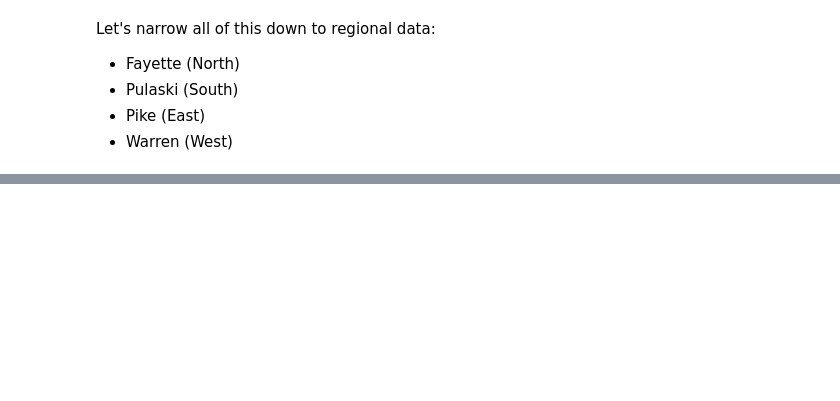
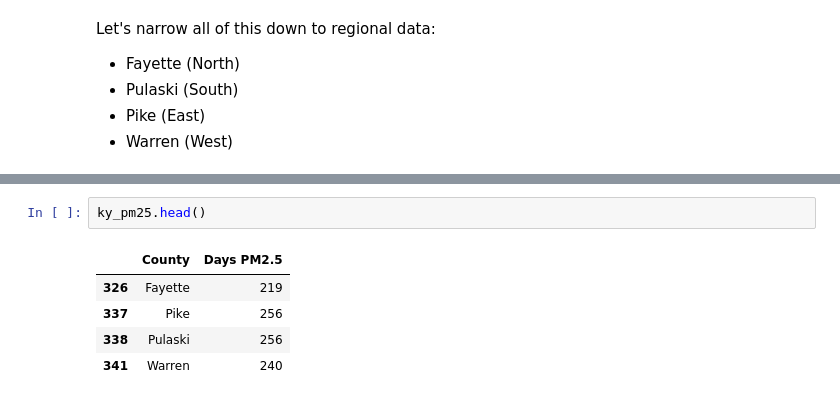
Before and after one commit to DaviLeeAnn/air_quality_and_hospital_admission_rates, a Jupyter notebook: Notebooks/air_quality_and_hospital_admission_rates_in_2022.ipynb, the cells around one changed output, grey strips where cells are left out. Drawn from its saved outputs; the diff is of its cells as text; blank space fills up the shorter version.

```diff
--- a/Notebooks/air_quality_and_hospital_admission_rates_in_2022.ipynb
+++ b/Notebooks/air_quality_and_hospital_admission_rates_in_2022.ipynb
@@ -245,0 +272,8 @@ Let's narrow all of this down to regional data:
+# %%
+ky_pm25.head()
+# %% [output]
+|  | County | Days PM2.5 |
+| 326 | Fayette | 219 |
+| 337 | Pike | 256 |
+| 338 | Pulaski | 256 |
+| 341 | Warren | 240 |
```
Also changed, not shown: parts of 6 cells of this notebook, 1 other file.
